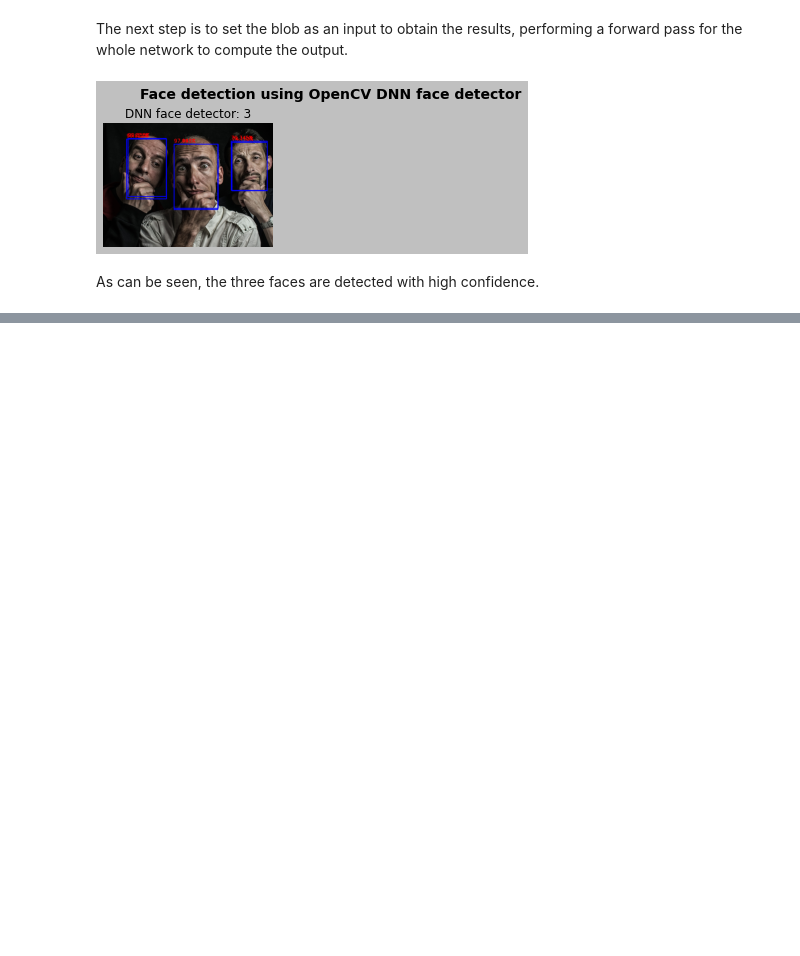
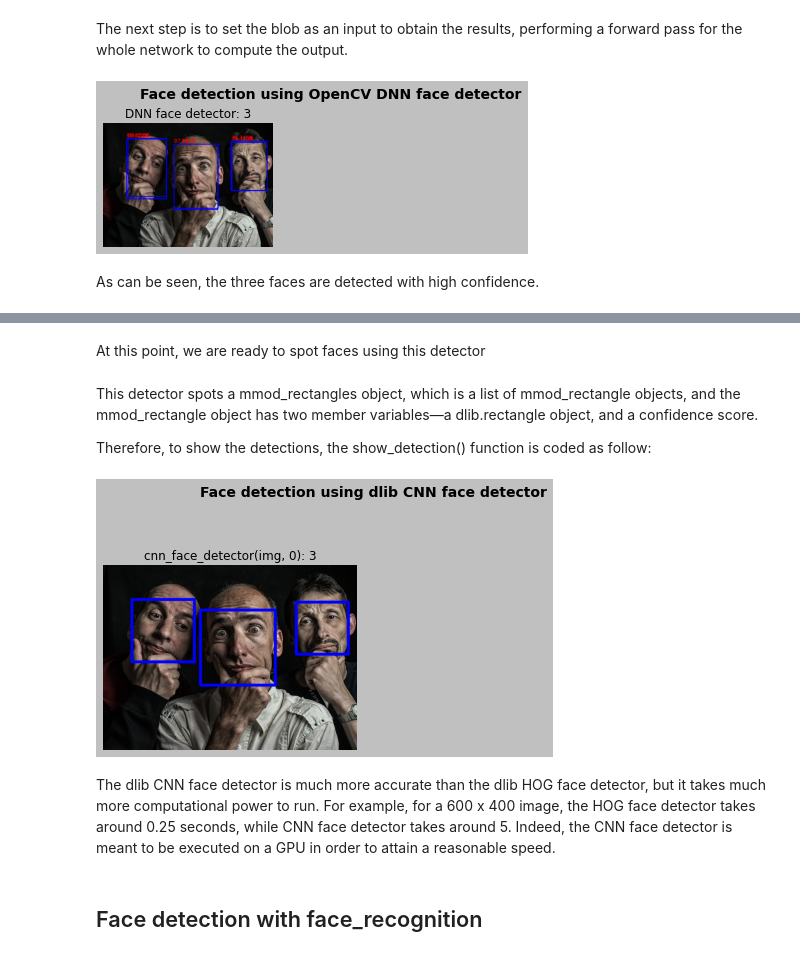
Before and after one commit to rahiakela/opencv-projects-and-guide, a Jupyter notebook: mastering-opencv4-with-python/11-face-detection-tracking-and-recognition/1_face_detection.ipynb, the cells around one changed output, grey strips where cells are left out. Cells and saved outputs as stored; diff of their text form; code cells hidden in the pictures; blank space fills up the shorter version.

```diff
--- a/mastering-opencv4-with-python/11-face-detection-tracking-and-recognition/1_face_detection.ipynb
+++ b/mastering-opencv4-with-python/11-face-detection-tracking-and-recognition/1_face_detection.ipynb
@@ -359,0 +433,41 @@ As can be seen, the three faces are detected with high confidence.
+# %%
+cnn_face_detector = dlib.cnn_face_detection_model_v1("mmod_human_face_detector.dat")
+# %% [markdown]
+At this point, we are ready to spot faces using this detector
+# %%
+rects = cnn_face_detector(img, 0)
+# %% [markdown]
+This detector spots a mmod_rectangles object, which is a list of mmod_rectangle objects, and the mmod_rectangle object has two member variables—a dlib.rectangle object, and a confidence score.
+
+Therefore, to show the detections, the show_detection() function is coded as follow:
+# %%
+def show_detection(image, faces):
+    """Draws a rectangle over each detected face"""
+
+    # faces contains a list of mmod_rectangle objects
+    """
+    The mmod_rectangle object has two member variables, a dlib.rectangle object, and a confidence score
+    Therefore, we iterate over the detected mmod_rectangle objects accessing dlib.rect to draw the rectangle
+    """
+    for face in faces:
+        cv2.rectangle(image, (face.rect.left(), face.rect.top()), (face.rect.right(), face.rect.bottom()), (255, 0, 0), 10)
+    return image
+# %%
+# Draw face detections
+img_faces = show_detection(img.copy(), rects)
+
+# Create the dimensions of the figure and set title
+fig = plt.figure(figsize=(10, 5))
+plt.suptitle("Face detection using dlib CNN face detector", fontsize=14, fontweight='bold')
+fig.patch.set_facecolor('silver')
+
+# Plot the images
+show_img_with_matplotlib(img_faces, "cnn_face_detector(img, 0): " + str(len(rects)), 1)
+
+plt.show()
+# %% [output]
+[figure, added]
+# %% [markdown]
+The dlib CNN face detector is much more accurate than the dlib HOG face detector, but it takes much more computational power to run. For example, for a 600 x 400 image, the HOG face detector takes around 0.25 seconds, while CNN face detector takes around 5. Indeed, the CNN face detector is meant to be executed on a GPU in order to attain a reasonable speed.
+# %% [markdown]
+## Face detection with face_recognition
```
Also changed, not shown: parts of 19 cells of this notebook.
